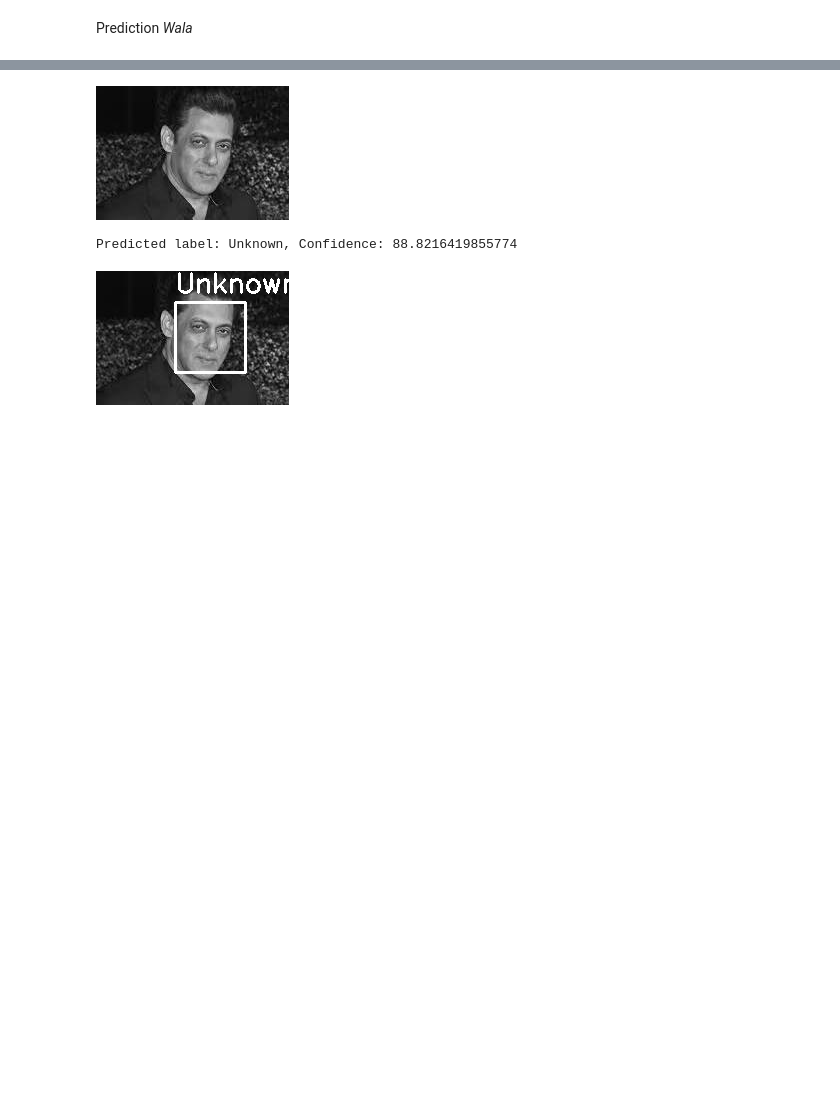
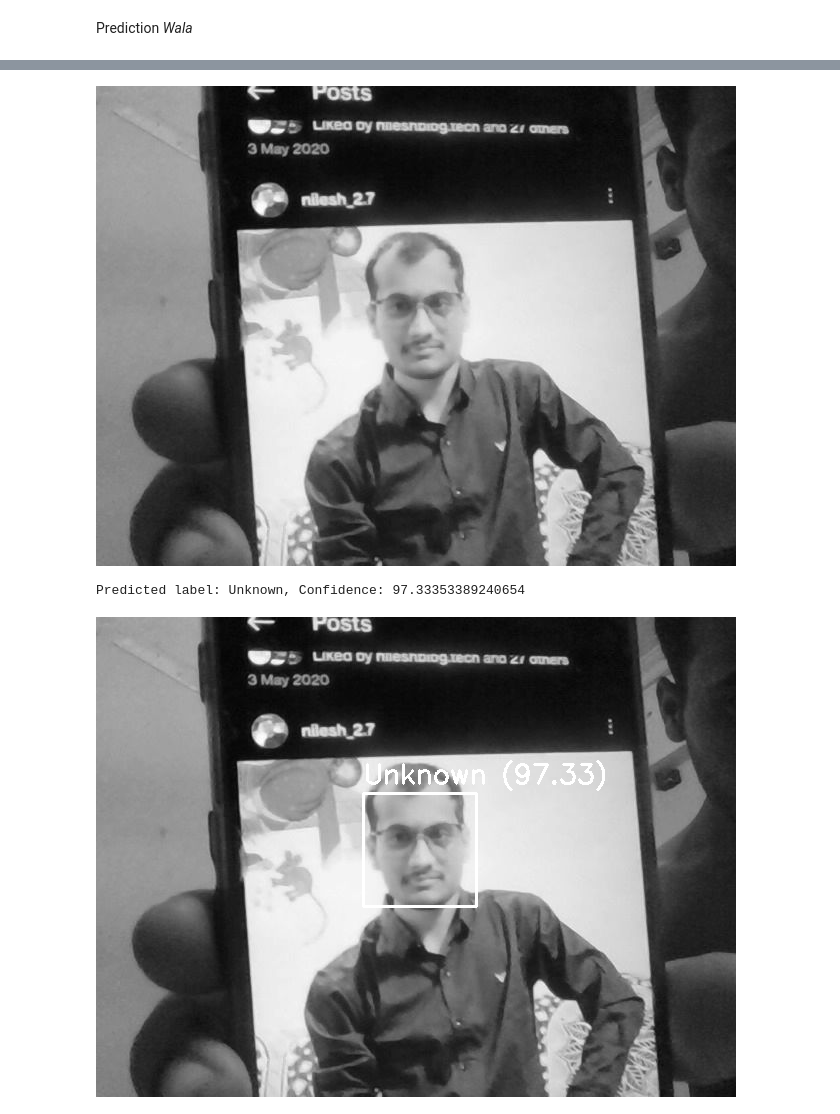
Before and after one commit to nilu-ai/Restaurant_Fttx_project, a Jupyter notebook: Fttx_Project_code.ipynb, the cells around one changed output, grey strips where cells are left out. Saved outputs shown, nothing was run; the diff lists cells and outputs as text; code cells hidden in the pictures; blank space fills up the shorter version.

```diff
--- a/Fttx_Project_code.ipynb
+++ b/Fttx_Project_code.ipynb
@@ -329,7 +377,7 @@ def predict_image(img_path):
     cv2.waitKey(0)
     cv2.destroyAllWindows()
 
-
-new_img_path = '/content/salman.jfif'
+new_img_path=take_photo()
+#new_img_path = '/content/salman.jfif'
 predict_image(new_img_path)
 # %% [output]
@@ -336,3 +385,3 @@ predict_image(new_img_path)
-[figure, old version]
+[figure, new version]
-Predicted label: Unknown, Confidence: 88.8216419855774
+Predicted label: Unknown, Confidence: 97.33353389240654
-[figure, old version]
+[figure, new version]
```
Also changed, not shown: parts of 4 cells of this notebook.
